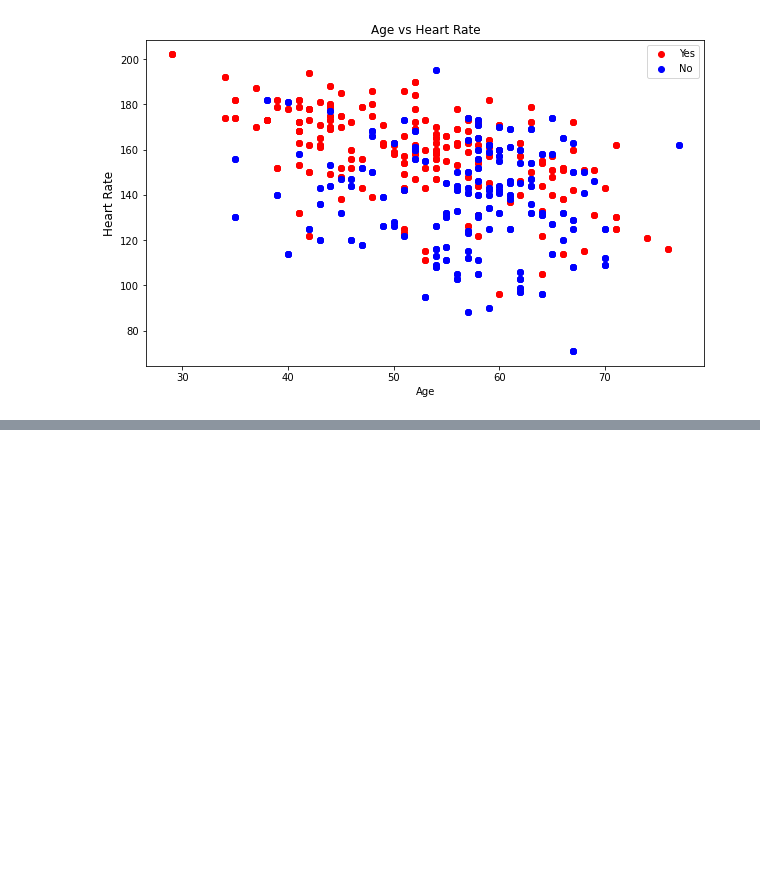
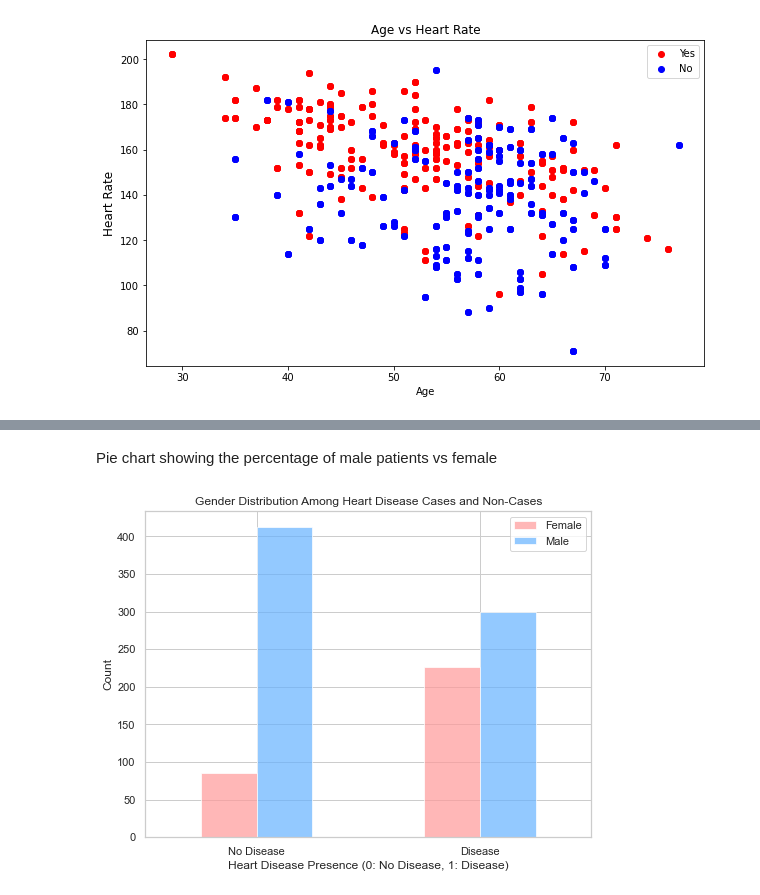
Before and after one commit to DATA-606-2023-FALL-TUESDAY/Madu_Pavani, a Jupyter notebook: src/Heartattack_Predictions.ipynb, the cells around one changed output, grey strips where cells are left out. Saved outputs shown, nothing was run; the diff lists cells and outputs as text; code cells hidden in the pictures; blank space fills up the shorter version.

```diff
--- a/src/Heartattack_Predictions.ipynb
+++ b/src/Heartattack_Predictions.ipynb
@@ -133,0 +158,18 @@ plt.legend(['Yes','No'], fontsize = 10);
+# %% [markdown]
+Pie chart showing the percentage of male patients vs female
+# %%
+
+# Count the number of males and females in heart disease cases and non-cases
+gender_counts = heart.groupby(['disease', 'sex'])['sex'].count().unstack()
+
+# Create a bar plot
+gender_counts.plot(kind='bar', color=['#FF9999', '#66B2FF'], alpha=0.7, figsize=(8, 6))
+plt.title('Gender Distribution Among Heart Disease Cases and Non-Cases')
+plt.xlabel('Heart Disease Presence (0: No Disease, 1: Disease)')
+plt.ylabel('Count')
+plt.xticks([0, 1], ['No Disease', 'Disease'], rotation=0)
+plt.legend(['Female', 'Male'])
+
+plt.show()
+# %% [output]
+[figure, added]
```
Also changed, not shown: parts of 31 cells of this notebook.
